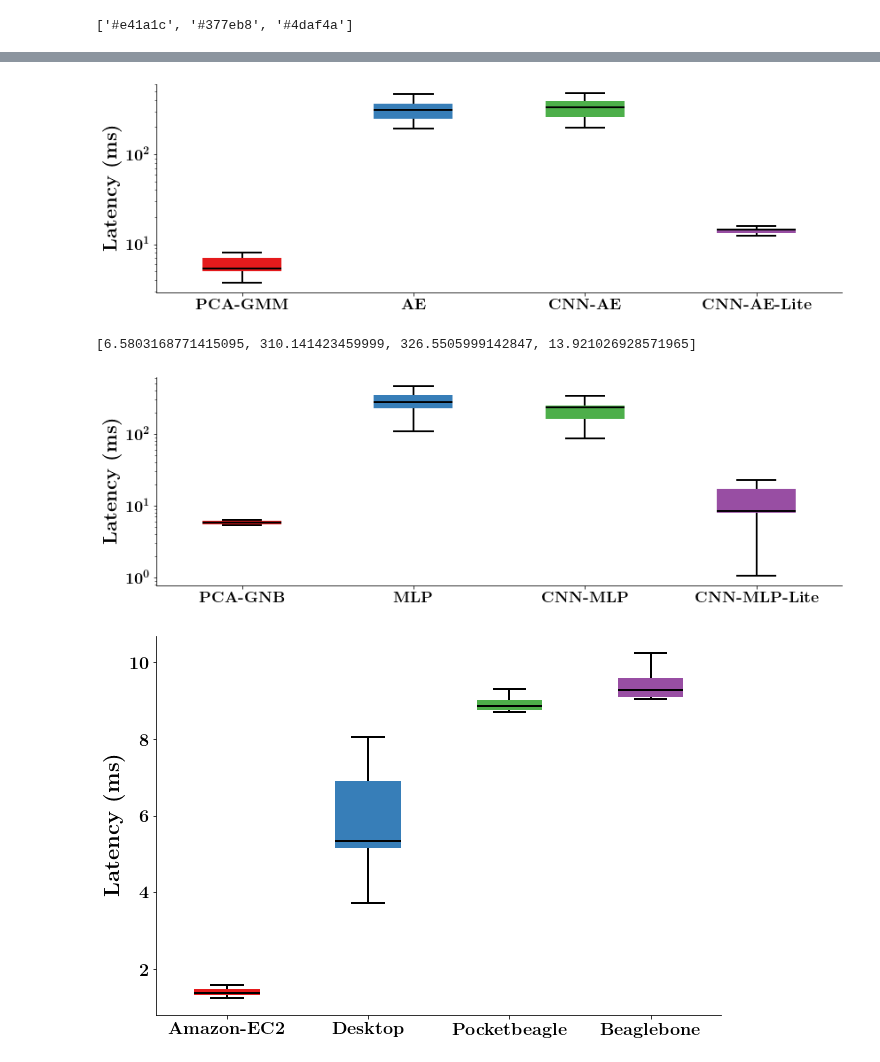
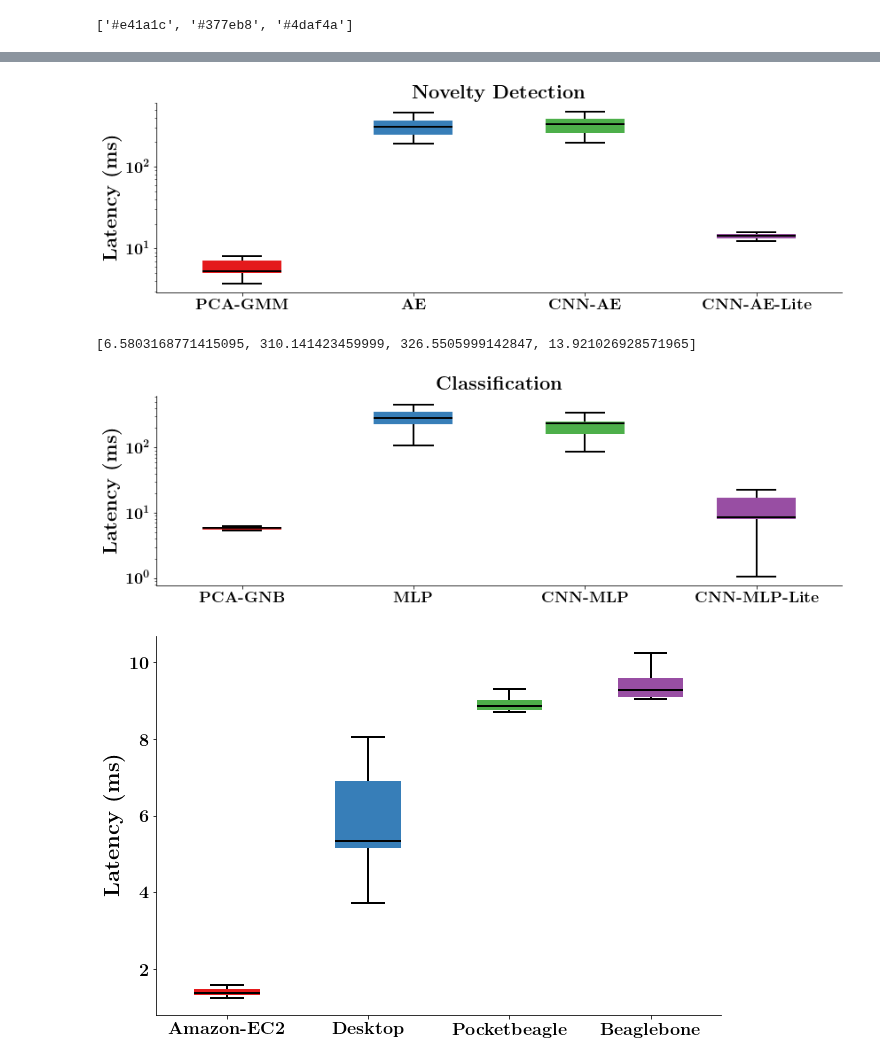
Before and after one commit to danielnewman09/Dissertation, a Jupyter notebook: Dissertation-Notebooks/Chapter-4/Latency_Analysis.ipynb, the cells around one changed output, grey strips where cells are left out. Saved outputs shown, nothing was run; the diff lists cells and outputs as text; code cells hidden in the pictures.

```diff
--- a/Dissertation-Notebooks/Chapter-4/Latency_Analysis.ipynb
+++ b/Dissertation-Notebooks/Chapter-4/Latency_Analysis.ipynb
@@ -153,7 +132,8 @@ colors = ['#e41a1c', '#377eb8', '#4daf4a', '#984ea3', '#ff7f00', '#ffff33', '#a6
 
 def box_plot(data,labels,ylabel='Latency (ms)',log_y=False,
              folder='figures',filename='boxplot',savefig=False,
-             transparent=True,color_order=np.arange(len(colors)),template='publication'):
+             transparent=True,color_order=np.arange(len(colors)),
+             template='publication',title=''):
     thisColors = [colors[i] for i in color_order]
     if template.lower() == 'publication':
         fig = plt.figure(figsize=(6,4))
@@ -192,6 +172,7 @@ def box_plot(data,labels,ylabel='Latency (ms)',log_y=False,
     ax.spines['top'].set_color('none')
     ax.xaxis.set_ticks_position('bottom')
     ax.yaxis.set_ticks_position('left')
+    ax.set_title(r'\textbf{' + title + '}',fontsize=22)
 
     ax.set_xticklabels([r'\textbf{' + label + '}' for label in labels])
     plt.ylabel(r'\textbf{' + ylabel + '}')
@@ -235,13 +216,17 @@ box_plot(latencyVals[:,np.array([6,7]),1],columns[np.array([6,7])],
 # %%
-box_plot(latencyVals[:,:4,1],columns[:4],savefig=True,filename='Desktop_Latency_Anomaly_Boxplot',template='Wide',log_y=True)
+box_plot(latencyVals[:,:4,1],columns[:4],savefig=True,
+         filename='Desktop_Latency_Anomaly_Boxplot',template='Wide',log_y=True,
+         title='Novelty Detection'
+         )
 
 print([np.mean(latencyVals[:,i,1]) for i in range(4)])
 
-box_plot(latencyVals[:,4:,1],columns[4:],savefig=True,filename='Desktop_Latency_Classification_Boxplot',template='wide',log_y=True)
+box_plot(latencyVals[:,4:,1],columns[4:],savefig=True,filename='Desktop_Latency_Classification_Boxplot',
+         template='wide',log_y=True,title='Classification')
 # %% [output]
-[figure, old version]
+[figure, new version]
 [6.5803168771415095, 310.141423459999, 326.5505999142847, 13.921026928571965]
-[figure, old version]
+[figure, new version]
 # %%
 
 box_plot(latencyVals[:,0,:],inferenceLocationsBold,savefig=True,filename='PCA-GMM_Boxplot',template='Presentation')
```
Also changed, not shown: parts of 2 cells of this notebook, 7 other files.
